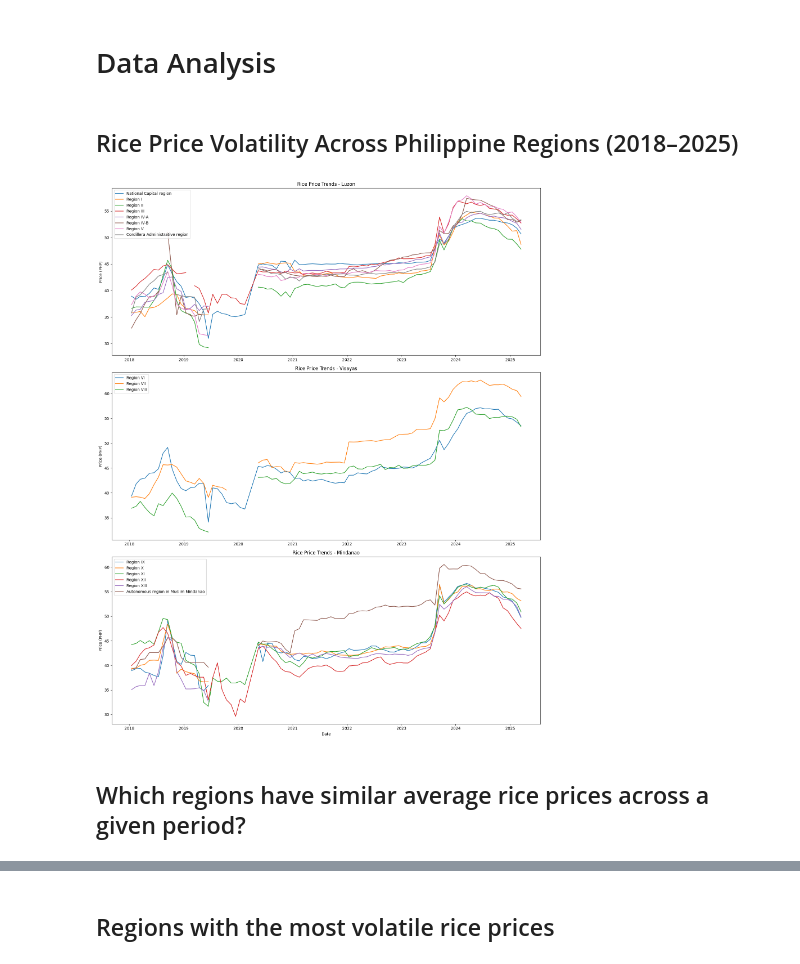
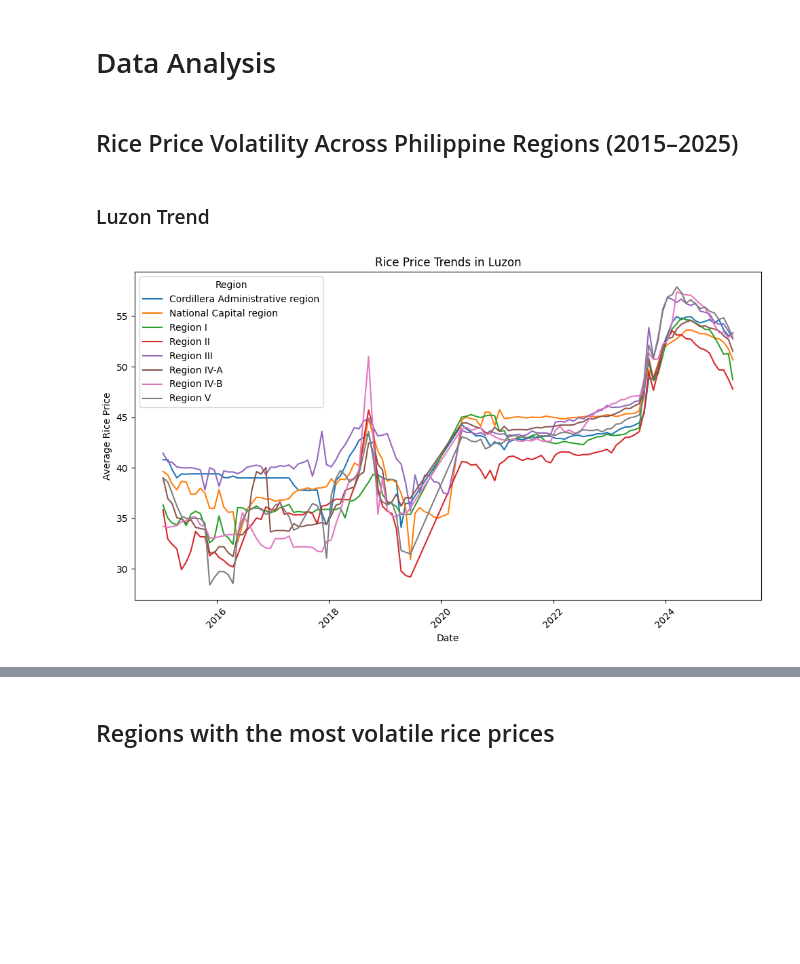
Before and after one commit to JohnCarloSabenorio/GrainShift, a Jupyter notebook: backend/grainshift.ipynb, the cells around one changed output, grey strips where cells are left out. Cells and saved outputs as stored; diff of their text form; code cells hidden in the pictures; blank space fills up the shorter version.

```diff
--- a/backend/grainshift.ipynb
+++ b/backend/grainshift.ipynb
@@ -324,35 +324,43 @@ import calendar
 import matplotlib.cm as cm
 import plotly.express as px
 # %% [markdown]
-## Rice Price Volatility Across Philippine Regions (2018–2025)
+## Rice Price Volatility Across Philippine Regions (2015–2025)
 # %%
-avg_price_by_region = all_rice_df.groupby(['date', 'admin1'])['price'].mean().reset_index()
+def get_region_group(region):
+    luzon = ['National Capital region', 'Region I', 'Region II', 'Region III', 'Region IV-A', 'Region IV-B', 'Region V', 'Cordillera Administrative region']
+    visayas = ['Region VI', 'Region VII', 'Region VIII']
+    mindanao = ['Region IX', 'Region X', 'Region XI', 'Region XII', 'Region XIII', 'Autonomous region in Muslim Mindanao']
+    if region in luzon:
+        return "Luzon"
+    elif region in visayas:
+        return "Visayas"
+    elif region in mindanao:
+        return "Mindanao"
+    else:
+        return ""
 
-pivot_df = avg_price_by_region.pivot(index='date', columns='admin1', values='price')
 
-regions = pivot_df.columns
-n = len(regions)
+# Create a new column in the all_rice_df to specify which region group(Luzon, Visayas, Mindanao) it belongs to
+all_rice_df["region_group"] = all_rice_df["admin1"].apply(get_region_group)
 
-colors = cm.get_cmap('tab20', n)(np.arange(n))
-
-luzon = ['National Capital region', 'Region I', 'Region II', 'Region III', 'Region IV-A', 'Region IV-B', 'Region V', 'Cordillera Administrative region']
-visayas = ['Region VI', 'Region VII', 'Region VIII']
-mindanao = ['Region IX', 'Region X', 'Region XI', 'Region XII', 'Region XIII', 'Autonomous region in Muslim Mindanao']
-
-clusters = {'Luzon': luzon, 'Visayas': visayas, 'Mindanao': mindanao}
-
-fig, axes = plt.subplots(3, 1, figsize=(16, 20), sharex=False)
-for ax, (cluster_name, regions) in zip(axes, clusters.items()):
-    for region in regions:
-        ax.plot(pivot_df.index, pivot_df[region], label=region)
-    ax.set_title(f"Rice Price Trends - {cluster_name}")
-    ax.set_ylabel("Price (PHP)")
-    ax.legend(loc='upper left')
-
-plt.xlabel("Date")
-plt.tight_layout()
-plt.show()
+luzon_trends = all_rice_df.loc[all_rice_df["region_group"] == "Luzon"].groupby(["admin1", "date"])["price"].mean().reset_index()
+visayas_trends = all_rice_df.loc[all_rice_df["region_group"] == "Visayas"].groupby(["admin1", "date"])["price"].mean().reset_index()
+mindanao_trends = all_rice_df.loc[all_rice_df["region_group"] == "Mindanao"].groupby(["admin1", "date"])["price"].mean().reset_index()
-# %% [output]
-[figure, removed]
-# %% [markdown]
-## Which regions have similar average rice prices across a given period?
+# %% [markdown]
+### Luzon Trend
+# %%
+plt.figure(figsize=(10, 6))
+for region in luzon_trends["admin1"].unique():
+    region_data = luzon_trends[luzon_trends["admin1"] == region]
+    plt.plot(region_data["date"], region_data["price"], label=region)
+
+
+plt.xlabel("Date")
+plt.ylabel("Average Rice Price")
+plt.title("Rice Price Trends in Luzon")
+plt.xticks(rotation=45)
+plt.legend(title="Region")
+plt.tight_layout()
+plt.show()
+# %% [output]
+[figure, added]
```
Also changed, not shown: parts of 22 cells of this notebook, 6 other files.
